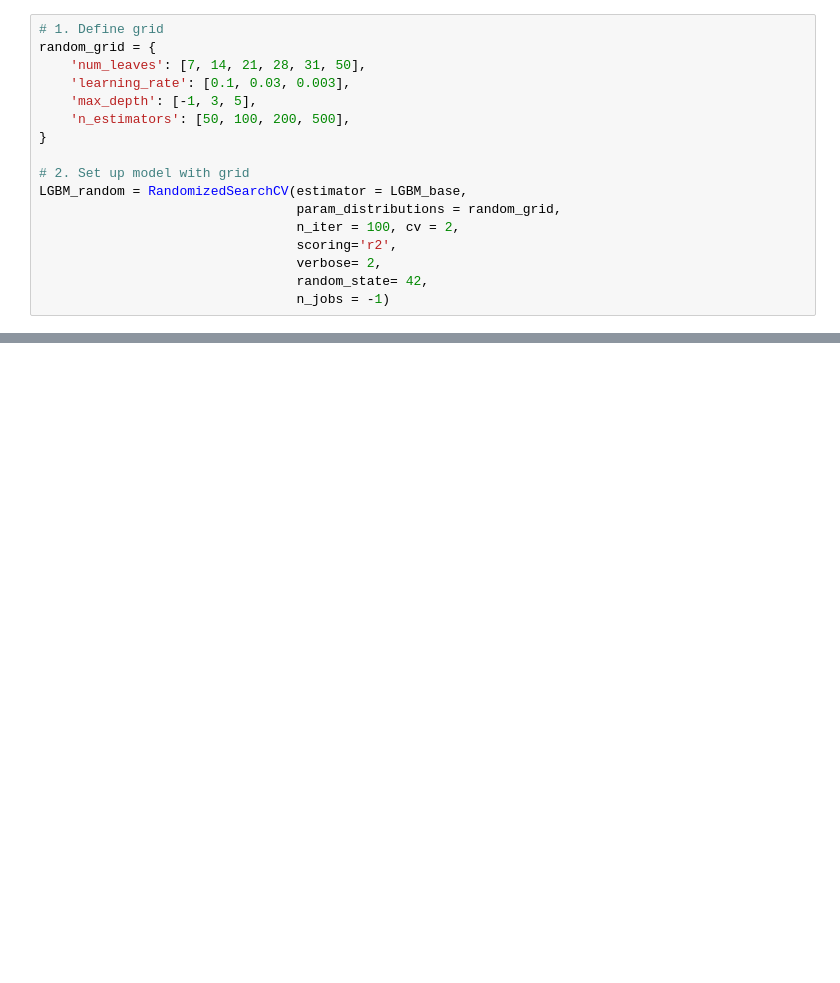
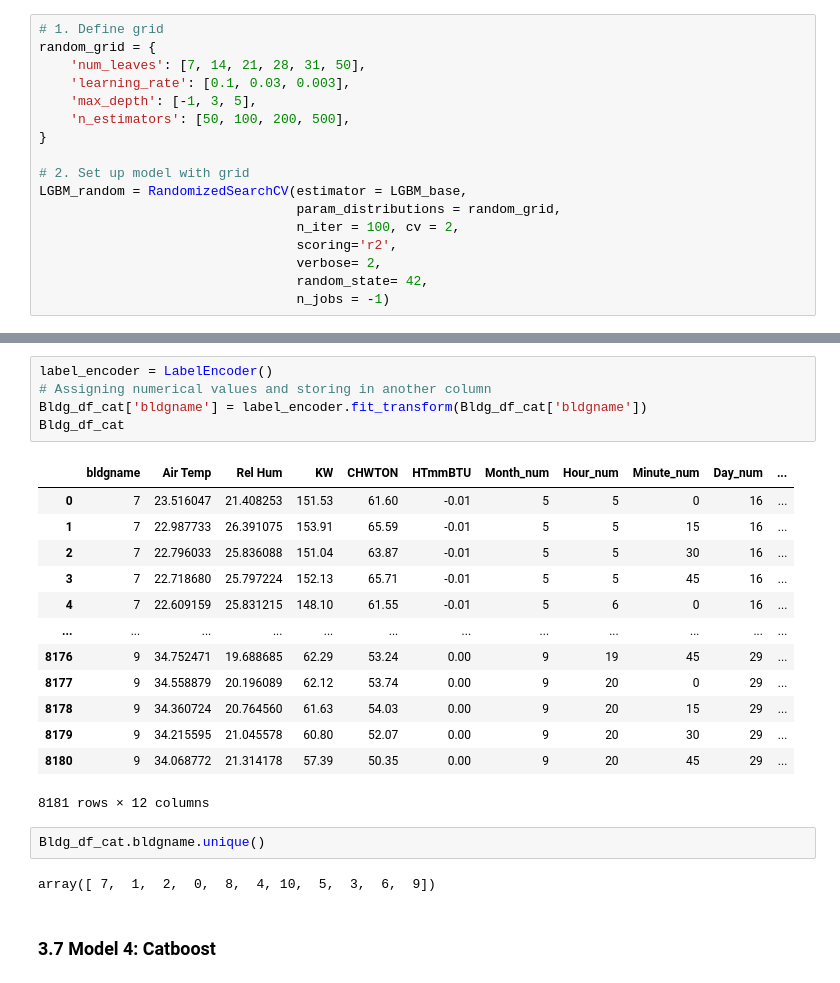
Before and after one commit to freecode23/microclimate-effects, a Jupyter notebook: microclimate_model/ML_Models4.ipynb, the cells around one changed output, grey strips where cells are left out. Drawn from its saved outputs; the diff is of its cells as text; blank space fills up the shorter version.

```diff
--- a/microclimate_model/ML_Models4.ipynb
+++ b/microclimate_model/ML_Models4.ipynb
@@ -564,0 +802,25 @@ scores_df
+# %%
+label_encoder = LabelEncoder()
+# Assigning numerical values and storing in another column
+Bldg_df_cat['bldgname'] = label_encoder.fit_transform(Bldg_df_cat['bldgname'])
+Bldg_df_cat
+# %% [output]
+|  | bldgname | Air Temp | Rel Hum | KW | CHWTON | HTmmBTU | Month_num | Hour_num | Minute_num | Day_num | ... |
+| 0 | 7 | 23.516047 | 21.408253 | 151.53 | 61.60 | -0.01 | 5 | 5 | 0 | 16 | ... |
+| 1 | 7 | 22.987733 | 26.391075 | 153.91 | 65.59 | -0.01 | 5 | 5 | 15 | 16 | ... |
+| 2 | 7 | 22.796033 | 25.836088 | 151.04 | 63.87 | -0.01 | 5 | 5 | 30 | 16 | ... |
+| 3 | 7 | 22.718680 | 25.797224 | 152.13 | 65.71 | -0.01 | 5 | 5 | 45 | 16 | ... |
+| 4 | 7 | 22.609159 | 25.831215 | 148.10 | 61.55 | -0.01 | 5 | 6 | 0 | 16 | ... |
+| ... | ... | ... | ... | ... | ... | ... | ... | ... | ... | ... | ... |
+| 8176 | 9 | 34.752471 | 19.688685 | 62.29 | 53.24 | 0.00 | 9 | 19 | 45 | 29 | ... |
+| 8177 | 9 | 34.558879 | 20.196089 | 62.12 | 53.74 | 0.00 | 9 | 20 | 0 | 29 | ... |
+| 8178 | 9 | 34.360724 | 20.764560 | 61.63 | 54.03 | 0.00 | 9 | 20 | 15 | 29 | ... |
+| 8179 | 9 | 34.215595 | 21.045578 | 60.80 | 52.07 | 0.00 | 9 | 20 | 30 | 29 | ... |
+| 8180 | 9 | 34.068772 | 21.314178 | 57.39 | 50.35 | 0.00 | 9 | 20 | 45 | 29 | ... |
+8181 rows × 12 columns
+# %%
+Bldg_df_cat.bldgname.unique()
+# %% [output]
+array([ 7,  1,  2,  0,  8,  4, 10,  5,  3,  6,  9])
+# %% [markdown]
+### 3.7 Model 4: Catboost
```
Also changed, not shown: parts of 26 cells of this notebook, 8 other files.
